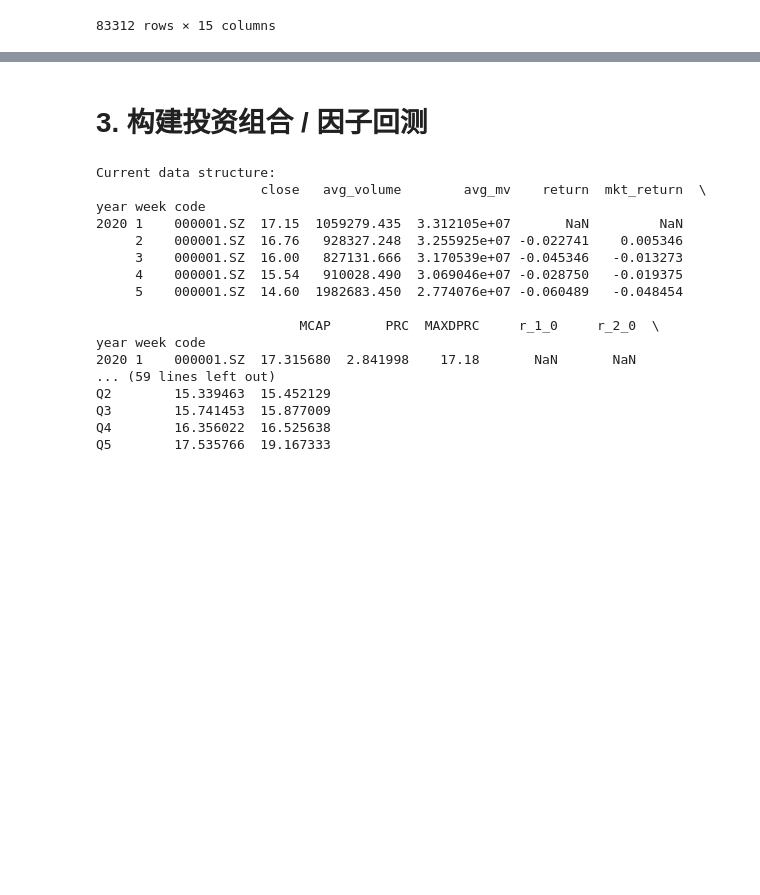
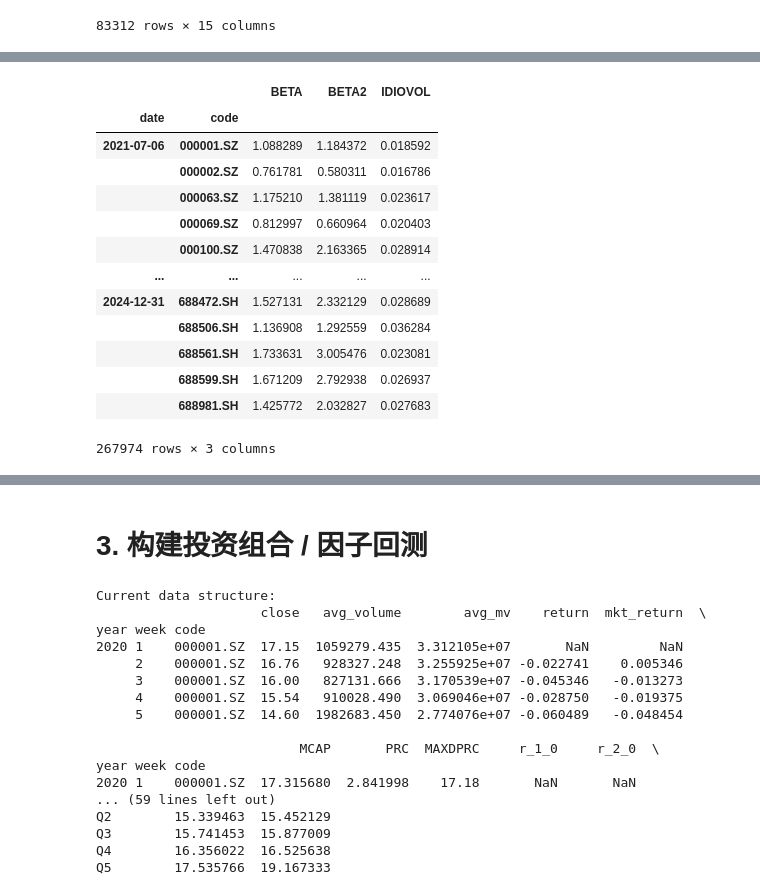
Before and after one commit to JL-ghcoder/crypto_assets_pricing, a Jupyter notebook: methods/A股实证.ipynb, the cells around one changed output, grey strips where cells are left out. Cells and saved outputs as stored; diff of their text form; code cells hidden in the pictures; blank space fills up the shorter version.

```diff
--- a/methods/A股实证.ipynb
+++ b/methods/A股实证.ipynb
@@ -414,0 +715,17 @@ weekly_data
+# %%
+daily_factors
+# %% [output]
+|  |  | BETA | BETA2 | IDIOVOL |
+| date | code |  |  |  |
+| 2021-07-06 | 000001.SZ | 1.088289 | 1.184372 | 0.018592 |
+|  | 000002.SZ | 0.761781 | 0.580311 | 0.016786 |
+|  | 000063.SZ | 1.175210 | 1.381119 | 0.023617 |
+|  | 000069.SZ | 0.812997 | 0.660964 | 0.020403 |
+|  | 000100.SZ | 1.470838 | 2.163365 | 0.028914 |
+| ... | ... | ... | ... | ... |
+| 2024-12-31 | 688472.SH | 1.527131 | 2.332129 | 0.028689 |
+|  | 688506.SH | 1.136908 | 1.292559 | 0.036284 |
+|  | 688561.SH | 1.733631 | 3.005476 | 0.023081 |
+|  | 688599.SH | 1.671209 | 2.792938 | 0.026937 |
+|  | 688981.SH | 1.425772 | 2.032827 | 0.027683 |
+267974 rows × 3 columns
```
Also changed, not shown: parts of 14 cells of this notebook.
